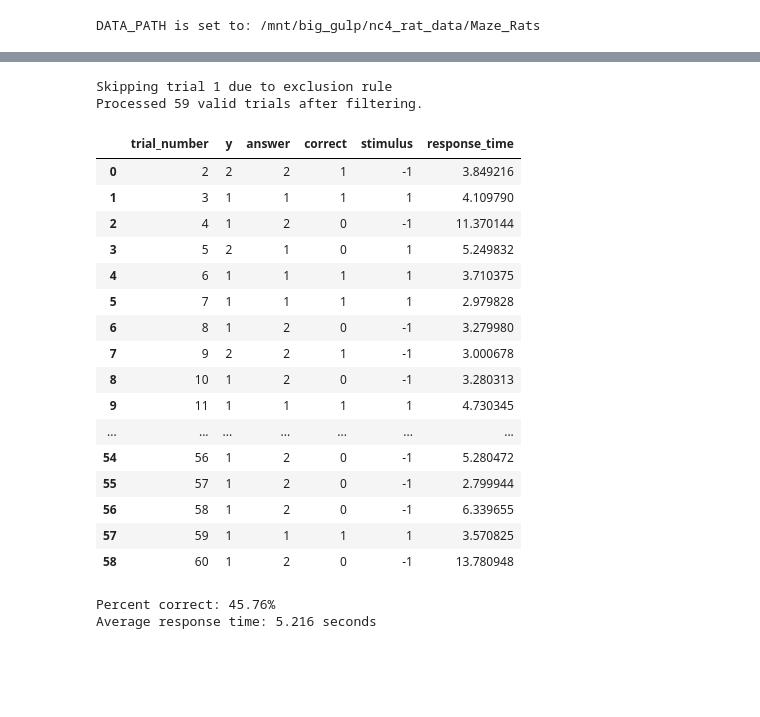
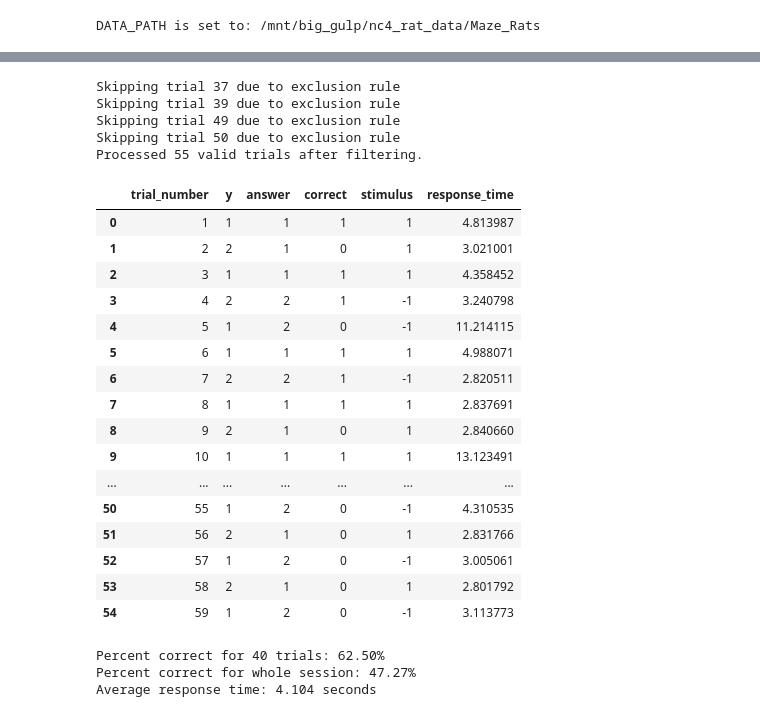
Before and after one commit to NC4Lab/omniroute_ubuntu_ws, a Jupyter notebook: src/omniroute_operation/src/pseudorandom_control/analysis/pseudorandom_data_processing.ipynb, the cells around one changed output, grey strips where cells are left out. Cells and saved outputs as stored; diff of their text form; code cells hidden in the pictures; blank space fills up the shorter version.

```diff
--- a/src/omniroute_operation/src/pseudorandom_control/analysis/pseudorandom_data_processing.ipynb
+++ b/src/omniroute_operation/src/pseudorandom_control/analysis/pseudorandom_data_processing.ipynb
@@ -13,14 +27,24 @@ from helpers import *
 DATA_PATH is set to: /mnt/big_gulp/nc4_rat_data/Maze_Rats
 # %%
 # Animal ID and session date
-rat_id = 19
-date = '250310'
+rat_id = 18
+date = '250321'
 
+# Always use the latest DATA_PATH from the environment
+data_path = os.environ["DATA_PATH"]
+
+# Build paths using consistent structure
 rat_path = os.path.join(data_path, f"NC400{rat_id}", date)
 processed_path = os.path.join(rat_path, "Processed")
 session_data_path = os.path.join(processed_path, "session_data")
 psytrack_data_path = os.path.join(processed_path, "psytrack_data")
 
+# Print to confirm correctness
+#print("processed_path =", processed_path)
+#print("session_data_path =", session_data_path)
+#print("psytrack_data_path =", psytrack_data_path)
+
+# Create folders if they don’t exist
 os.makedirs(session_data_path, exist_ok=True)
 os.makedirs(psytrack_data_path, exist_ok=True)
 
@@ -150,72 +196,84 @@ for msg in trial_end_msg_list:
     stimulus = int(stimulus_msg[1].split(": ")[1]) if stimulus_msg else None
 
     # Calculate response time (start_to_choice to success/error)
-    start_to_choice_msg = next((m for m in trial_msgs if "START_TO_CHOICE" in m[1]), None)
+    # Calculate response time (handle START_TO_CHOICE or START_TO_CENTRAL to SUCCESS/ERROR)
+    start_msg = next(
+        (m for m in trial_msgs if "START_TO_CHOICE" in m[1] or "START_TO_CENTRAL" in m[1]),
+        None
+    )
     success_msg = next((m for m in trial_msgs if "SUCCESS" in m[1]), None)
     error_msg = next((m for m in trial_msgs if "ERROR" in m[1]), None)
 
-    if start_to_choice_msg and (success_msg or error_msg):
+    if start_msg and (success_msg or error_msg):
         response_end_time = success_msg[0] if success_msg else error_msg[0]
-        response_time = (response_end_time - start_to_choice_msg[0]) * 1e-9
+        response_time = (response_end_time - start_msg[0]) * 1e-9
     else:
         response_time = np.nan
+
 
     # Check exclusion conditions
     exclude = False
     for condition in exclusion_conditions:
         if (
             choice_correctness == condition["choice_correctness"] and
             correct_choice == condition["correct_choice"] and
             gantry_messages_after_choice == condition["gantry_sequence"]
         ):
             print(f"Skipping trial {trial_number} due to exclusion rule")
             exclude = True
             break
 
     if not exclude:
         trials.append({
             "trial_number": trial_number,
             "y": choice_y,
             "answer": correct_choice,
             "correct": choice_correctness,
             "stimulus": stimulus,
             "response_time": response_time,
         })
 
 print(f"Processed {len(trials)} valid trials after filtering.")
 import pandas as pd
 
 # Convert to DataFrame
 trials_df = pd.DataFrame(trials)
 display(trials_df)
 # %% [output]
-Skipping trial 1 due to exclusion rule
-Processed 59 valid trials after filtering.
+Skipping trial 37 due to exclusion rule
+Skipping trial 39 due to exclusion rule
+Skipping trial 49 due to exclusion rule
+Skipping trial 50 due to exclusion rule
+Processed 55 valid trials after filtering.
 |  | trial_number | y | answer | correct | stimulus | response_time |
-| 0 | 2 | 2 | 2 | 1 | -1 | 3.849216 |
-| 1 | 3 | 1 | 1 | 1 | 1 | 4.109790 |
-| 2 | 4 | 1 | 2 | 0 | -1 | 11.370144 |
-| 3 | 5 | 2 | 1 | 0 | 1 | 5.249832 |
-| 4 | 6 | 1 | 1 | 1 | 1 | 3.710375 |
-| 5 | 7 | 1 | 1 | 1 | 1 | 2.979828 |
-| 6 | 8 | 1 | 2 | 0 | -1 | 3.279980 |
-| 7 | 9 | 2 | 2 | 1 | -1 | 3.000678 |
-| 8 | 10 | 1 | 2 | 0 | -1 | 3.280313 |
-| 9 | 11 | 1 | 1 | 1 | 1 | 4.730345 |
+| 0 | 1 | 1 | 1 | 1 | 1 | 4.813987 |
+| 1 | 2 | 2 | 1 | 0 | 1 | 3.021001 |
+| 2 | 3 | 1 | 1 | 1 | 1 | 4.358452 |
+| 3 | 4 | 2 | 2 | 1 | -1 | 3.240798 |
+| 4 | 5 | 1 | 2 | 0 | -1 | 11.214115 |
+| 5 | 6 | 1 | 1 | 1 | 1 | 4.988071 |
+| 6 | 7 | 2 | 2 | 1 | -1 | 2.820511 |
+| 7 | 8 | 1 | 1 | 1 | 1 | 2.837691 |
+| 8 | 9 | 2 | 1 | 0 | 1 | 2.840660 |
+| 9 | 10 | 1 | 1 | 1 | 1 | 13.123491 |
 | ... | ... | ... | ... | ... | ... | ... |
-| 54 | 56 | 1 | 2 | 0 | -1 | 5.280472 |
-| 55 | 57 | 1 | 2 | 0 | -1 | 2.799944 |
-| 56 | 58 | 1 | 2 | 0 | -1 | 6.339655 |
-| 57 | 59 | 1 | 1 | 1 | 1 | 3.570825 |
-| 58 | 60 | 1 | 2 | 0 | -1 | 13.780948 |
+| 50 | 55 | 1 | 2 | 0 | -1 | 4.310535 |
+| 51 | 56 | 2 | 1 | 0 | 1 | 2.831766 |
+| 52 | 57 | 1 | 2 | 0 | -1 | 3.005061 |
+| 53 | 58 | 2 | 1 | 0 | 1 | 2.801792 |
+| 54 | 59 | 1 | 2 | 0 | -1 | 3.113773 |
 # %%
 # Calculate percent correct
-percent_correct = np.mean(trials_df["correct"]) * 100
-print(f"Percent correct: {percent_correct:.2f}%")
+percent_correct_small = np.mean(trials_df["correct"][:40]) * 100
+print(f"Percent correct for 40 trials: {percent_correct_small:.2f}%")
+
+percent_correct_big = np.mean(trials_df["correct"]) * 100
+print(f"Percent correct for whole session: {percent_correct_big:.2f}%")
 
 # Calculate average response time
 avg_response_time = np.nanmean(trials_df["response_time"])
 print(f"Average response time: {avg_response_time:.3f} seconds")
 # %% [output]
-Percent correct: 45.76%
-Average response time: 5.216 seconds
+Percent correct for 40 trials: 62.50%
+Percent correct for whole session: 47.27%
+Average response time: 4.104 seconds
```
Also changed, not shown: parts of 7 cells of this notebook, 6 other files.
